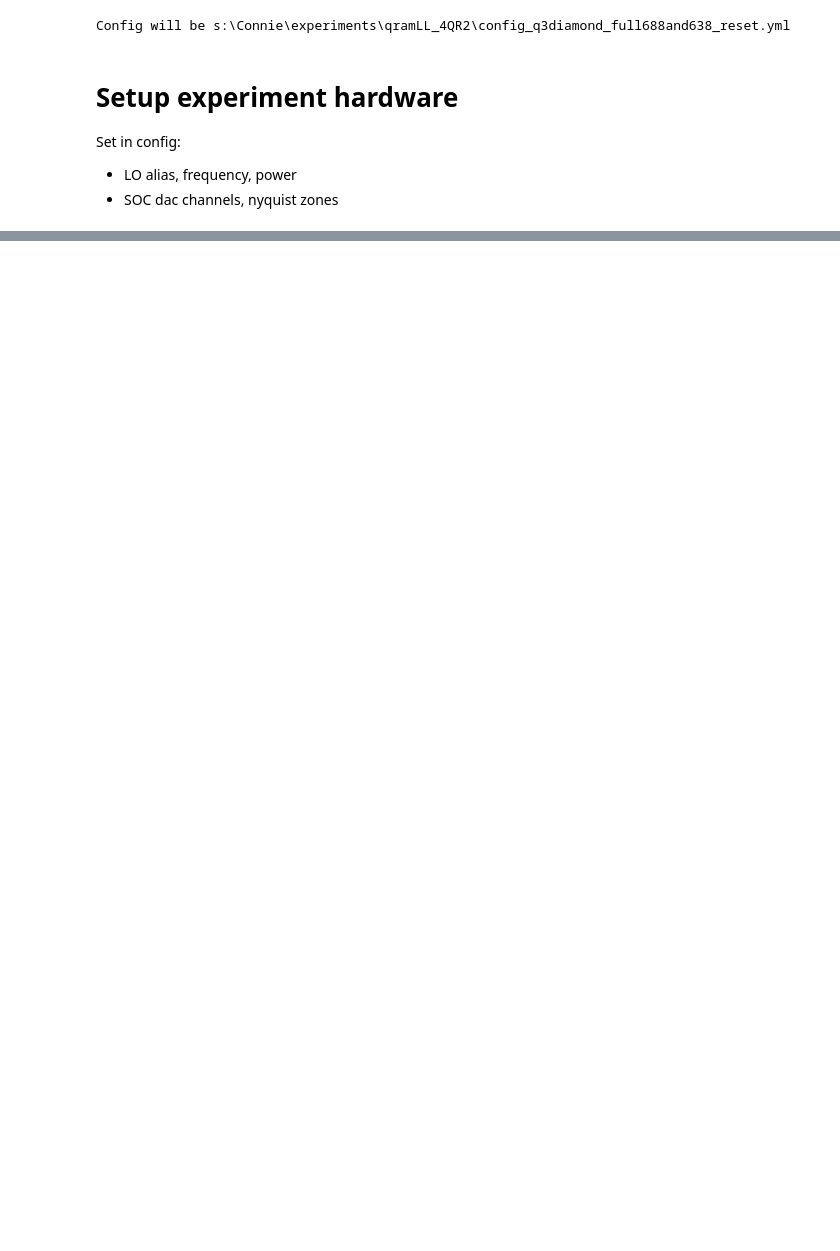
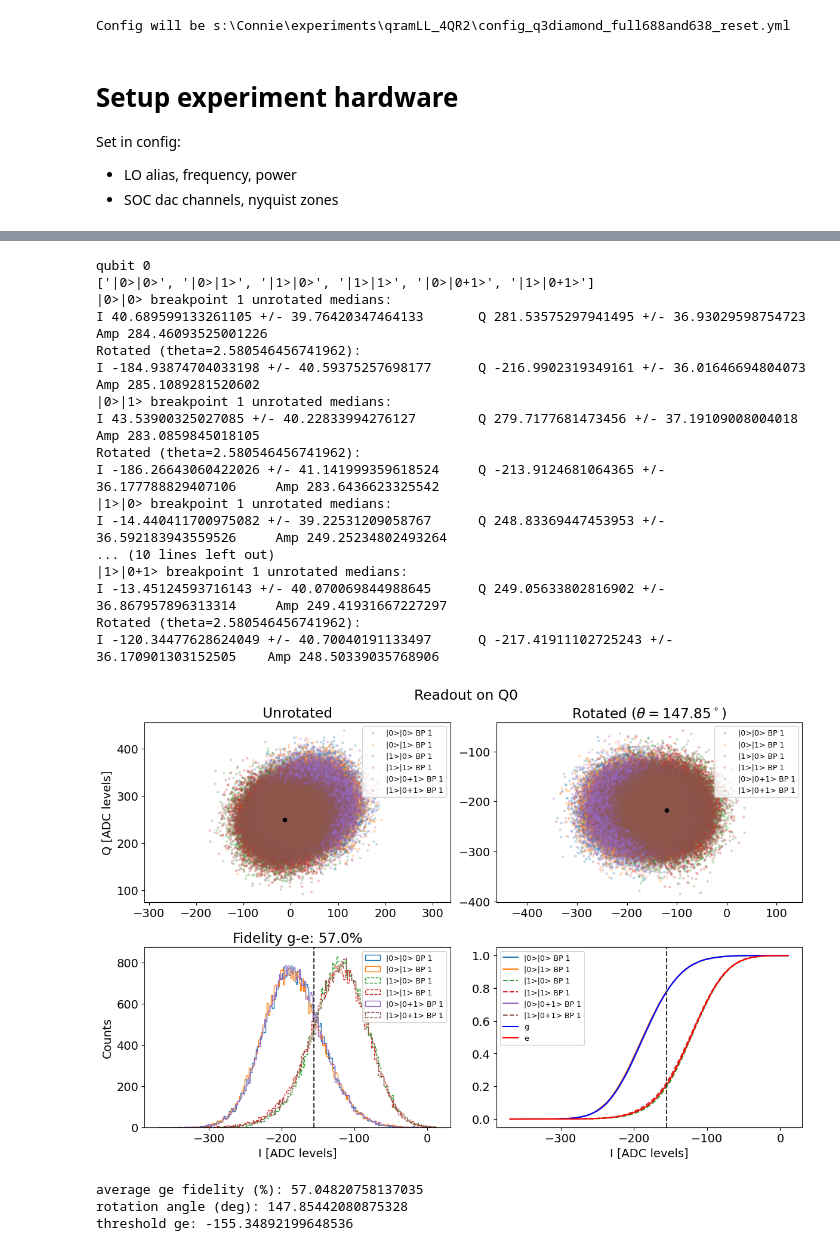
Before and after one commit to SchusterLab/qram_tprocv1_expts, a Jupyter notebook: qram_protocol_sandbox.ipynb, the cells around one changed output, grey strips where cells are left out. Cells and saved outputs as stored; diff of their text form; code cells hidden in the pictures; blank space fills up the shorter version.

```diff
--- a/qram_protocol_sandbox.ipynb
+++ b/qram_protocol_sandbox.ipynb
@@ -144,0 +194,59 @@ QICK configuration:
+# %%
+qramExpt = meas.QramProtocolSingleShotExperiment(
+    soccfg=soc,
+    path=expt_path,
+    config_file=config_path,
+)
+
+# # q1
+# check_states = ['|0>|0>', '|0>|1>', '|1>|0>', '|1>|1>', '|0+1>|0>', '|0+1>|1>']
+# g_states = [0, 2, 4] # q1
+
+# q0
+check_states = ['|0>|0>', '|0>|1>', '|1>|0>', '|1>|1>', '|0>|0+1>', '|1>|0+1>']
+g_states = [0, 1, 4] # q0
+
+qramExpt.cfg.expt = dict(
+    check_states=check_states,
+    breakpoint=1,
+    reps=40000, # number of reps per time step,
+)
+
+# qramExpt.cfg.device.readout.relax_delay = [10, 10, 10, 10] # Wait time between experiments [us]
+
+# print(qramExpt.cfg)
+
+import Pyro4.util
+try:
+    qramExpt.go(analyze=False, display=False, progress=True, save=False)
+except Exception:
+    print("Pyro traceback:")
+    print("".join(Pyro4.util.getPyroTraceback()))
+# %%
+qubit_i = 0
+print('qubit', qubit_i)
+print(check_states)
+
+qramExpt.display(data=None, qubit=qubit_i, breakpoint=qramExpt.cfg.expt.breakpoint, theta=None, check_states=check_states, g_states=g_states, verbose=True)
+# %% [output]
+qubit 0
+['|0>|0>', '|0>|1>', '|1>|0>', '|1>|1>', '|0>|0+1>', '|1>|0+1>']
+|0>|0> breakpoint 1 unrotated medians:
+I 40.689599133261105 +/- 39.76420347464133       Q 281.53575297941495 +/- 36.93029598754723      Amp 284.46093525001226
+Rotated (theta=2.580546456741962):
+I -184.93874704033198 +/- 40.59375257698177      Q -216.9902319349161 +/- 36.01646694804073      Amp 285.1089281520602
+|0>|1> breakpoint 1 unrotated medians:
+I 43.53900325027085 +/- 40.22833994276127        Q 279.7177681473456 +/- 37.19109008004018       Amp 283.0859845018105
+Rotated (theta=2.580546456741962):
+I -186.26643060422026 +/- 41.141999359618524     Q -213.9124681064365 +/- 36.177788829407106     Amp 283.6436623325542
+|1>|0> breakpoint 1 unrotated medians:
+I -14.440411700975082 +/- 39.22531209058767      Q 248.83369447453953 +/- 36.592183943559526     Amp 249.25234802493264
+... (10 lines left out)
+|1>|0+1> breakpoint 1 unrotated medians:
+I -13.45124593716143 +/- 40.070069844988645      Q 249.05633802816902 +/- 36.867957896313314     Amp 249.41931667227297
+Rotated (theta=2.580546456741962):
+I -120.34477628624049 +/- 40.70040191133497      Q -217.41911102725243 +/- 36.170901303152505    Amp 248.50339035768906
+[figure, added]
+average ge fidelity (%): 57.04820758137035
+rotation angle (deg): 147.85442080875328
+threshold ge: -155.34892199648536
```
Also changed, not shown: parts of 25 cells of this notebook, 18 other files.
